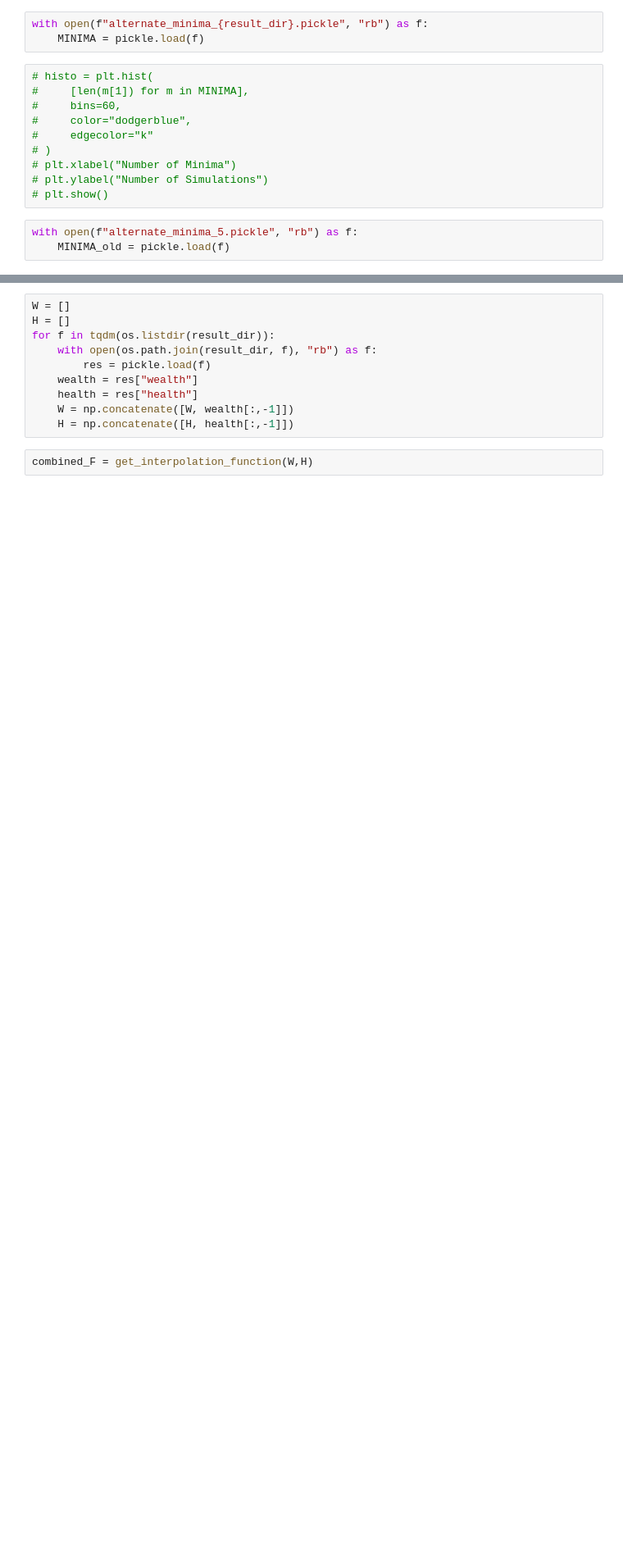
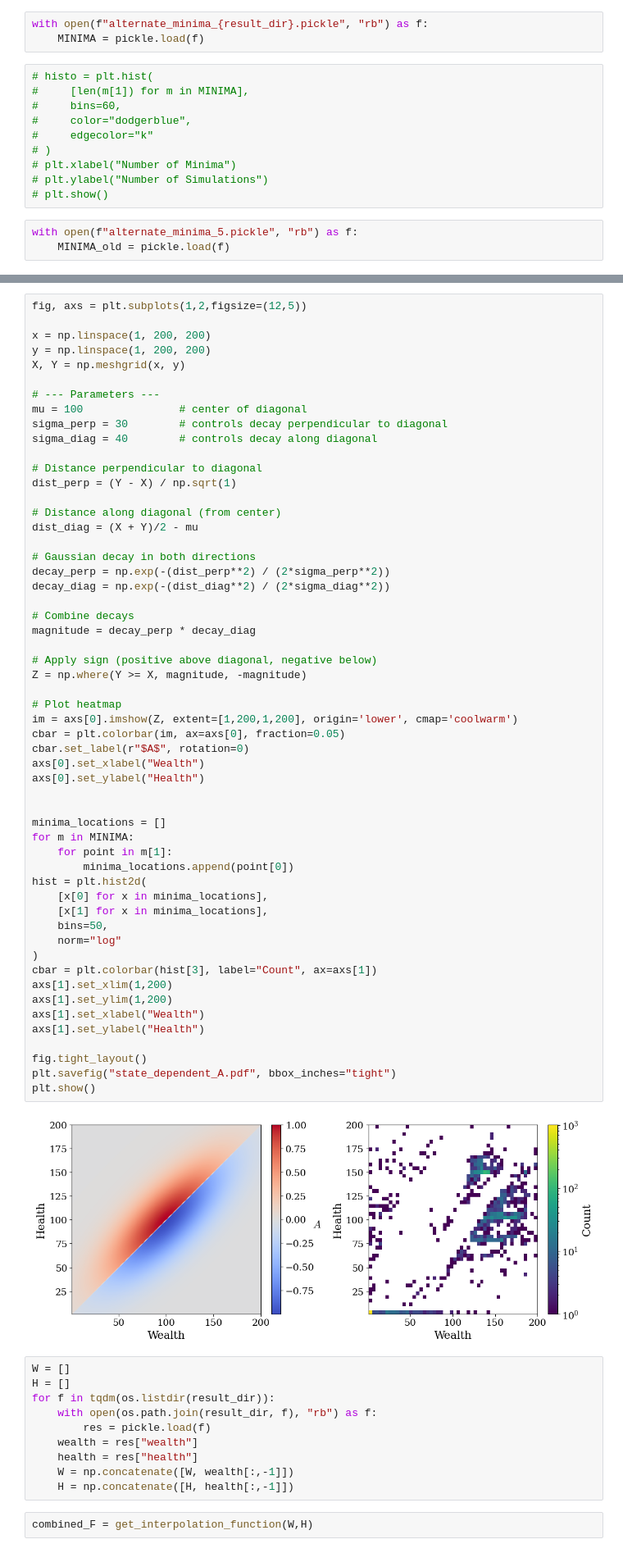
Before and after one commit to charlesaugdupont/cognitive-biases-endogenous-volatility, a Jupyter notebook: LowHealthHighWealthResults.ipynb, the cells around one changed output, grey strips where cells are left out. Shown at 82% size. Saved outputs shown, nothing was run; the diff lists cells and outputs as text; blank space fills up the shorter version.

```diff
--- a/LowHealthHighWealthResults.ipynb
+++ b/LowHealthHighWealthResults.ipynb
@@ -309,6 +308,63 @@ plt.ylabel("Health")
 plt.show()
 # %% [output]
 [figure]
+# %%
+fig, axs = plt.subplots(1,2,figsize=(12,5))
+
+x = np.linspace(1, 200, 200)
+y = np.linspace(1, 200, 200)
+X, Y = np.meshgrid(x, y)
+
+# --- Parameters ---
+mu = 100               # center of diagonal
+sigma_perp = 30        # controls decay perpendicular to diagonal
+sigma_diag = 40        # controls decay along diagonal
+
+# Distance perpendicular to diagonal
+dist_perp = (Y - X) / np.sqrt(1)
+
+# Distance along diagonal (from center)
+dist_diag = (X + Y)/2 - mu
+
+# Gaussian decay in both directions
+decay_perp = np.exp(-(dist_perp**2) / (2*sigma_perp**2))
+decay_diag = np.exp(-(dist_diag**2) / (2*sigma_diag**2))
+
+# Combine decays
+magnitude = decay_perp * decay_diag
+
+# Apply sign (positive above diagonal, negative below)
+Z = np.where(Y >= X, magnitude, -magnitude)
+
+# Plot heatmap
+im = axs[0].imshow(Z, extent=[1,200,1,200], origin='lower', cmap='coolwarm')
+cbar = plt.colorbar(im, ax=axs[0], fraction=0.05)
+cbar.set_label(r"$A$", rotation=0)
+axs[0].set_xlabel("Wealth")
+axs[0].set_ylabel("Health")
+
+
+minima_locations = []
+for m in MINIMA:
+    for point in m[1]:
+        minima_locations.append(point[0])
+hist = plt.hist2d(
+    [x[0] for x in minima_locations],
+    [x[1] for x in minima_locations],
+    bins=50,
+    norm="log"
+)
+cbar = plt.colorbar(hist[3], label="Count", ax=axs[1])
+axs[1].set_xlim(1,200)
+axs[1].set_ylim(1,200)
+axs[1].set_xlabel("Wealth")
+axs[1].set_ylabel("Health")
+
+fig.tight_layout()
+plt.savefig("state_dependent_A.pdf", bbox_inches="tight")
+plt.show()
+# %% [output]
+[figure, added]
 # %%
 W = []
 H = []
```
Also changed, not shown: parts of 2 cells of this notebook.
